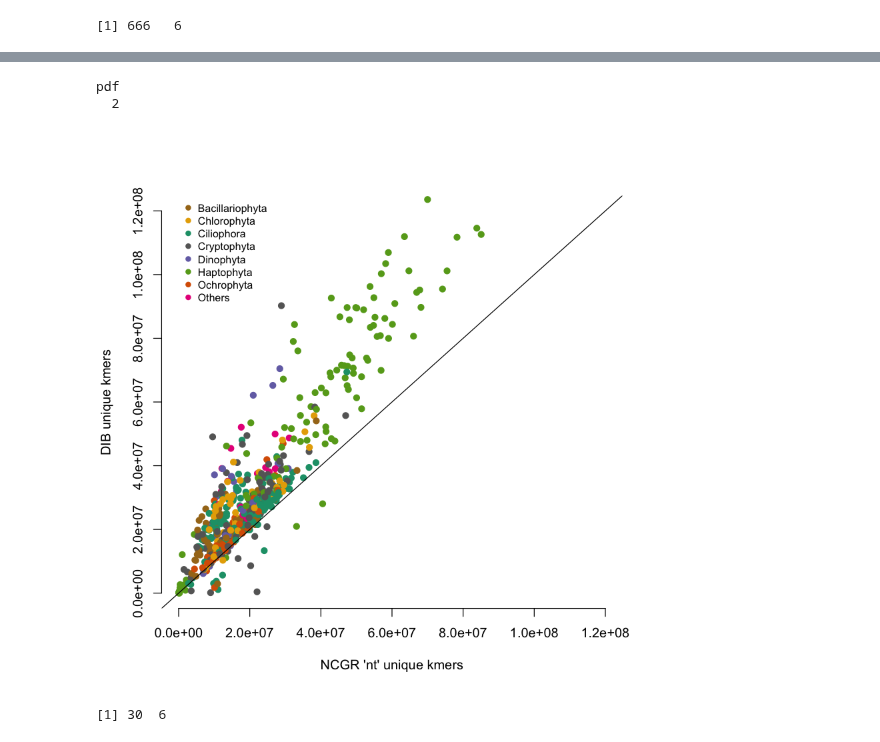
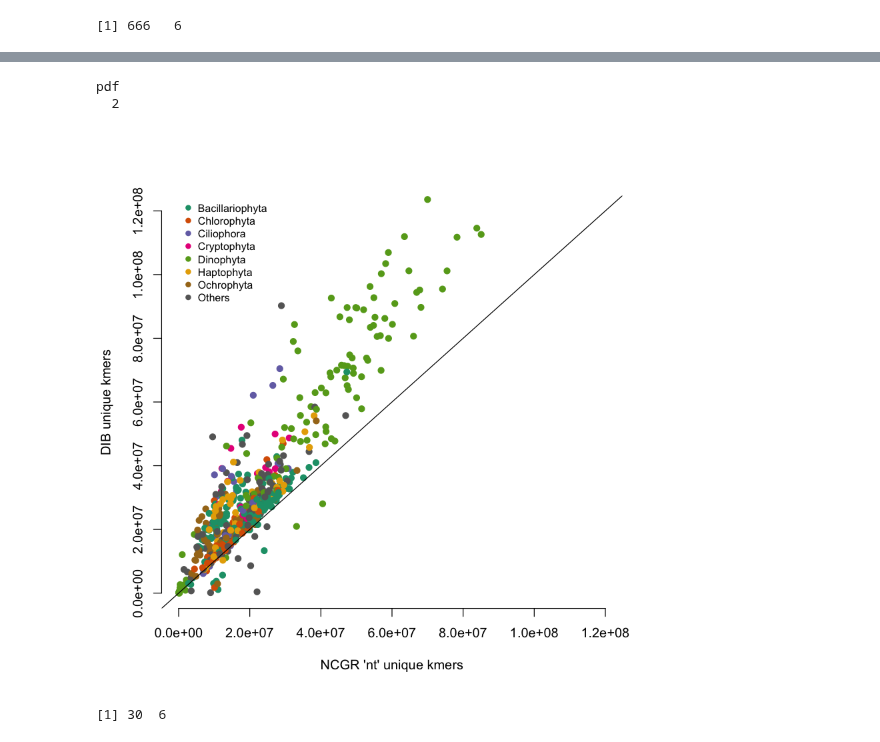
Before and after one commit to johnsolk/MMETSP, a Jupyter notebook: notebooks/MMETSP_unique_kmers_dammitgenenames.ipynb, the cells around one changed output, grey strips where cells are left out. Drawn from its saved outputs; the diff is of its cells as text; code cells hidden in the pictures.

Commit message:
fixed legend colors on unique kmers and unique annotation names

```diff
--- a/notebooks/MMETSP_unique_kmers_dammitgenenames.ipynb
+++ b/notebooks/MMETSP_unique_kmers_dammitgenenames.ipynb
@@ -120,35 +121,35 @@ pdf
 # %%
 Cols = function(vec){
   #cols=cols=palette(brewer.pal(n=7,name="Dark2"))
   cols = palette(brewer.pal(n=8,name="Dark2"))
   #cols=rainbow(length(unique(vec)))
   return(cols[as.numeric(as.factor(vec))])}
 pdf("../paper/Figure4_unique_kmers.pdf",width=6.41,height=6.41)
 png("../paper/Figure4_unique_kmers.png",width=6.41,height=6.41,units="in",res=1200)
 plot(dib_ncgr_kmers$nt_unique_kmers,dib_ncgr_kmers$dib_assembly_unique_kmers,
      ylim=c(-1,120000000),xlim=c(-1,120000000),
      ylab = "DIB unique kmers",
      xlab="NCGR 'nt' unique kmers",
      col=Cols(as.character(dib_ncgr_kmers$Phylum)),pch=19,frame.plot = FALSE)
 abline(0,1)
 legend(20,125000000,
        legend=sort(unique(as.character(dib_ncgr_kmers$Phylum))),
-       col=Cols(unique(as.character(dib_ncgr_kmers$Phylum))),
+       col=Cols(sort(unique(as.character(dib_ncgr_kmers$Phylum)))),
        cex=0.8,
        pch=19,bty="n")
 dev.off()
 plot(dib_ncgr_kmers$nt_unique_kmers,dib_ncgr_kmers$dib_assembly_unique_kmers,
      ylim=c(-1,120000000),xlim=c(-1,120000000),
      ylab = "DIB unique kmers",
      xlab="NCGR 'nt' unique kmers",
      col=Cols(as.character(dib_ncgr_kmers$Phylum)),
      pch=19,frame.plot = FALSE)
 abline(0,1)
-legend(20,125000000,legend=sort(unique(as.character(dib_ncgr_kmers$Phylum))),col=Cols(unique(as.character(dib_ncgr_kmers$Phylum))),cex=0.8, pch=19,bty="n")
+legend(20,125000000,legend=sort(unique(as.character(dib_ncgr_kmers$Phylum))),col=Cols(sort(unique(as.character(dib_ncgr_kmers$Phylum)))),cex=0.8, pch=19,bty="n")
 # %% [output]
 pdf
   2
-[figure, old version]
+[figure, new version]
 # %%
 dib_low<-dib_ncgr_kmers[which(dib_ncgr_kmers$dib_assembly_unique_kmers - dib_ncgr_kmers$nt_unique_kmers < 0),]
 dib_low_unique<-dib_low[!duplicated(dib_low$SampleName),]
```
Also changed, not shown: parts of 2 cells of this notebook, 8 other files.
